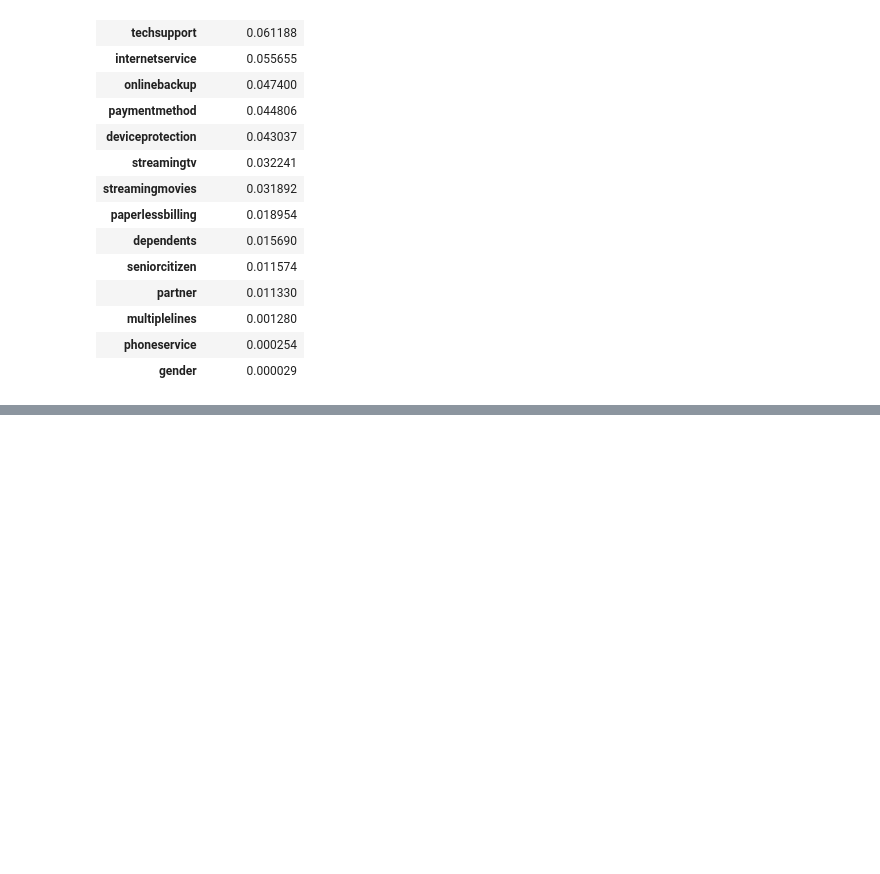
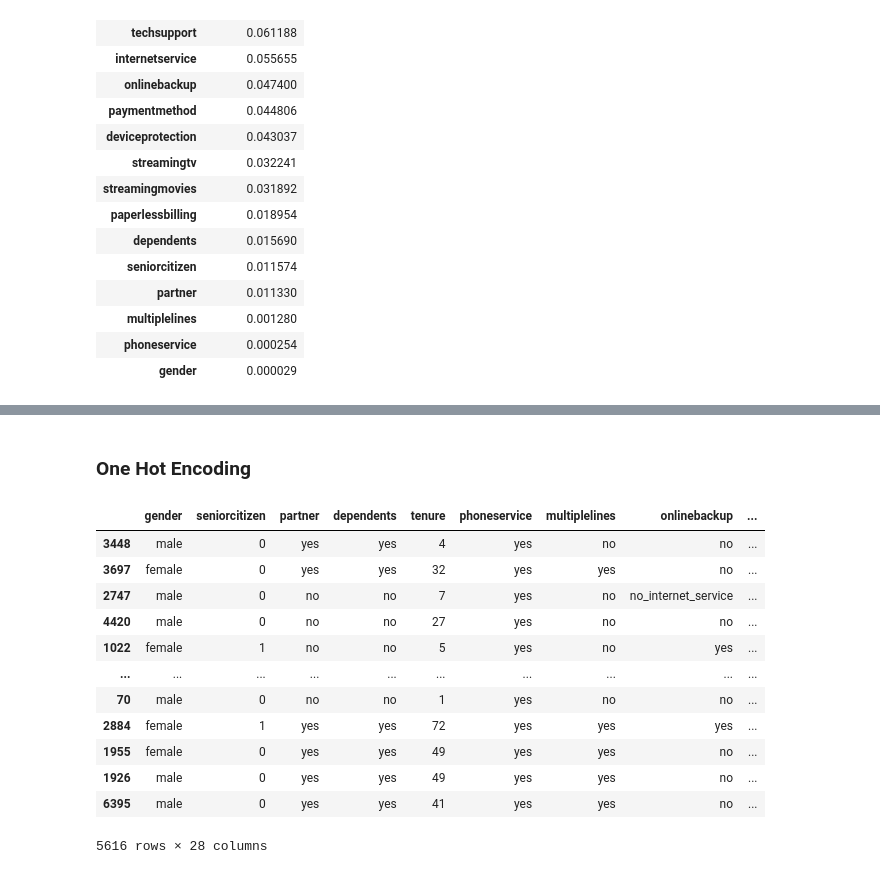
Before and after one commit to seyedmahdiamin1998/Jupyter_notebooks, a Jupyter notebook: Churn_prediction.ipynb/Churn_prediction copy.ipynb, the cells around one changed output, grey strips where cells are left out. Drawn from its saved outputs; the diff is of its cells as text; code cells hidden in the pictures; blank space fills up the shorter version.

```diff
--- a/Churn_prediction.ipynb/Churn_prediction copy.ipynb
+++ b/Churn_prediction.ipynb/Churn_prediction copy.ipynb
@@ -274,0 +286,18 @@ df_mi
+# %% [markdown]
+<h3>One Hot Encoding</h3>
+# %%
+pd.get_dummies(df_train, columns=['contract', 'onlinesecurity', 'techsupport', 'internetservice'])
+# %% [output]
+|  | gender | seniorcitizen | partner | dependents | tenure | phoneservice | multiplelines | onlinebackup | ... |
+| 3448 | male | 0 | yes | yes | 4 | yes | no | no | ... |
+| 3697 | female | 0 | yes | yes | 32 | yes | yes | no | ... |
+| 2747 | male | 0 | no | no | 7 | yes | no | no_internet_service | ... |
+| 4420 | male | 0 | no | no | 27 | yes | no | no | ... |
+| 1022 | female | 1 | no | no | 5 | yes | no | yes | ... |
+| ... | ... | ... | ... | ... | ... | ... | ... | ... | ... |
+| 70 | male | 0 | no | no | 1 | yes | no | no | ... |
+| 2884 | female | 1 | yes | yes | 72 | yes | yes | yes | ... |
+| 1955 | female | 0 | yes | yes | 49 | yes | yes | no | ... |
+| 1926 | male | 0 | yes | yes | 49 | yes | yes | no | ... |
+| 6395 | male | 0 | yes | yes | 41 | yes | yes | no | ... |
+5616 rows × 28 columns
```
Also changed, not shown: parts of 3 cells of this notebook, 3 other files.
